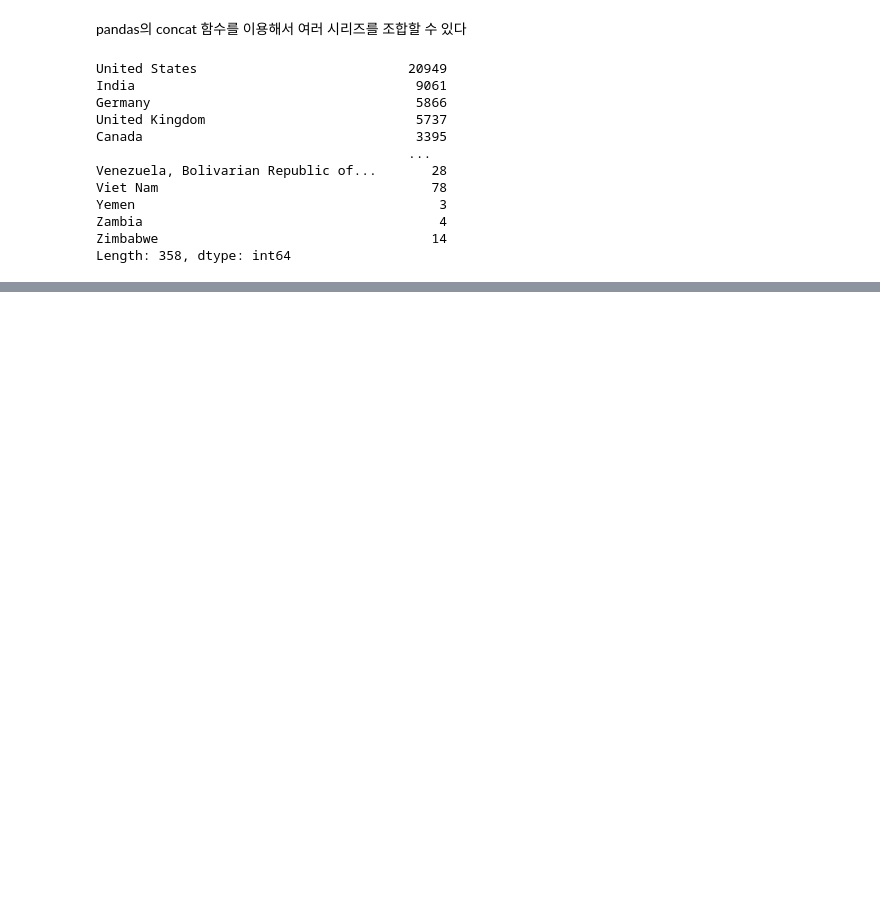
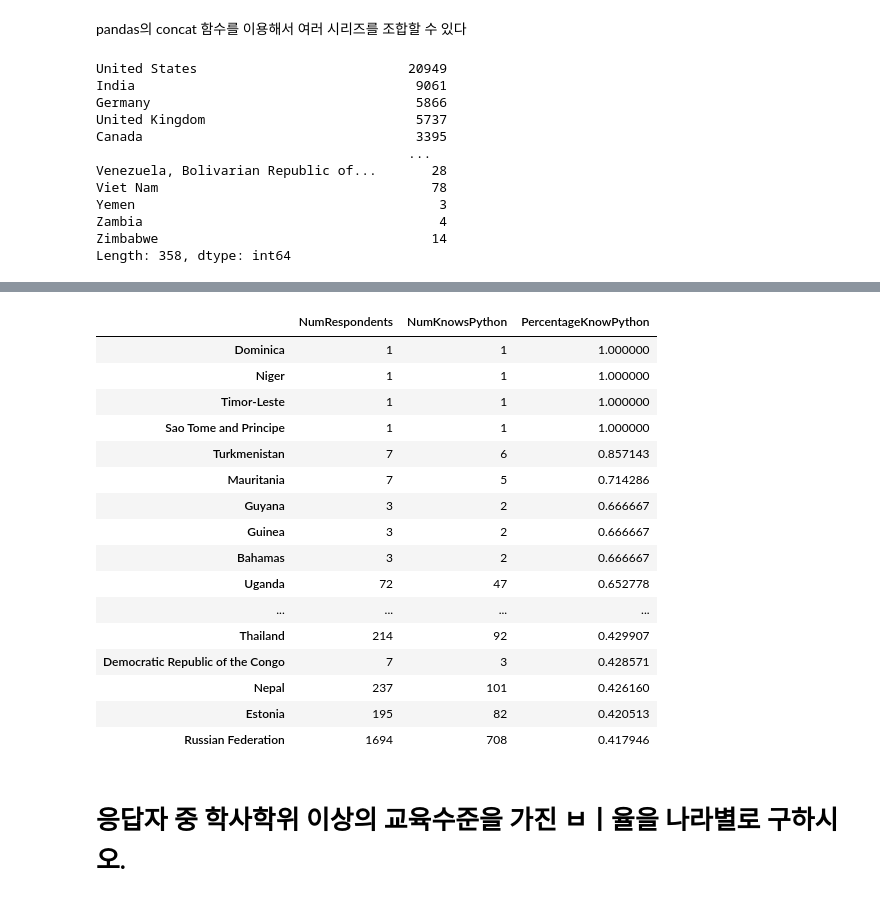
Before and after one commit to kki4504/Jupyter_notebook, a Jupyter notebook: pandas_grouping_aggregating.ipynb, the cells around one changed output, grey strips where cells are left out. Drawn from its saved outputs; the diff is of its cells as text; code cells hidden in the pictures; blank space fills up the shorter version.

```diff
--- a/pandas_grouping_aggregating.ipynb
+++ b/pandas_grouping_aggregating.ipynb
@@ -633,0 +638,2 @@ concat_df
+# %%
+concat_df.rename(columns={'Country' : 'NumRespondents' , 'LanguageWorkedWith' : 'NumKnowsPython'}, inplace=True)
@@ -633,0 +656,2 @@ concat_df
+# %%
+concat_df['PercentageKnowPython'] = (concat_df['NumKnowsPython'] / concat_df['NumRespondents'])
@@ -633,0 +674,2 @@ concat_df
+# %%
+concat_df.sort_values(by = 'PercentageKnowPython', ascending=False, inplace=True)
@@ -633,0 +692,22 @@ concat_df
+# %%
+concat_df.head(50)
+# %% [output]
+|  | NumRespondents | NumKnowsPython | PercentageKnowPython |
+| Dominica | 1 | 1 | 1.000000 |
+| Niger | 1 | 1 | 1.000000 |
+| Timor-Leste | 1 | 1 | 1.000000 |
+| Sao Tome and Principe | 1 | 1 | 1.000000 |
+| Turkmenistan | 7 | 6 | 0.857143 |
+| Mauritania | 7 | 5 | 0.714286 |
+| Guyana | 3 | 2 | 0.666667 |
+| Guinea | 3 | 2 | 0.666667 |
+| Bahamas | 3 | 2 | 0.666667 |
+| Uganda | 72 | 47 | 0.652778 |
+| ... | ... | ... | ... |
+| Thailand | 214 | 92 | 0.429907 |
+| Democratic Republic of the Congo | 7 | 3 | 0.428571 |
+| Nepal | 237 | 101 | 0.426160 |
+| Estonia | 195 | 82 | 0.420513 |
+| Russian Federation | 1694 | 708 | 0.417946 |
+# %% [markdown]
+# 응답자 중 학사학위 이상의 교육수준을 가진 ㅂㅣ율을 나라별로 구하시오.
```
Also changed, not shown: parts of 27 cells of this notebook, 1 other file.
